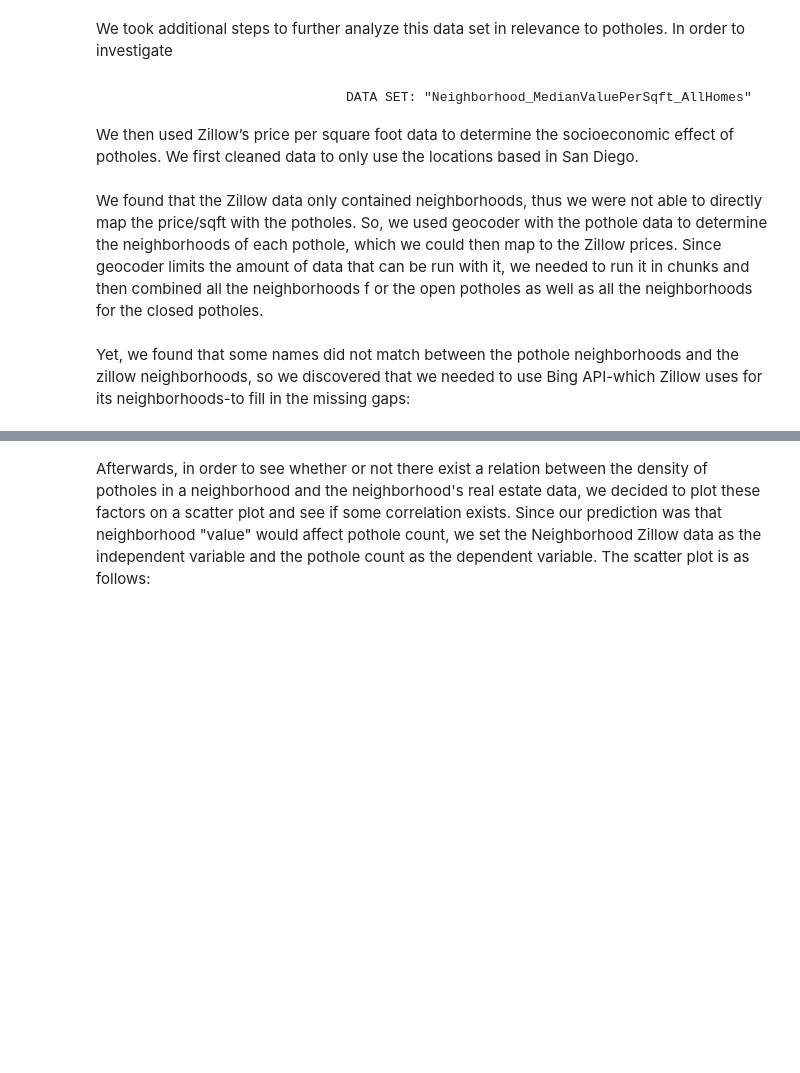
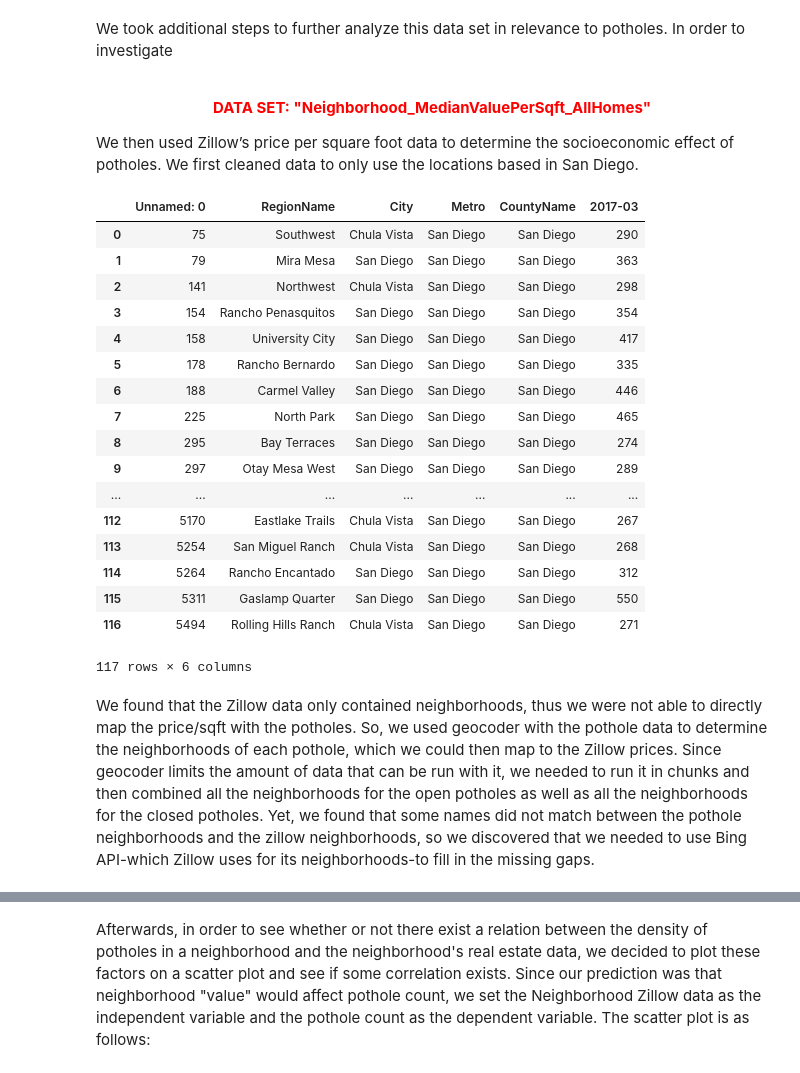
Before and after one commit to mac011/Pr_087, a Jupyter notebook: Pr_087_HackathonSubmission.ipynb, the cells around one changed output, grey strips where cells are left out. Drawn from its saved outputs; the diff is of its cells as text; code cells hidden in the pictures; blank space fills up the shorter version.

```diff
--- a/Pr_087_HackathonSubmission.ipynb
+++ b/Pr_087_HackathonSubmission.ipynb
@@ -331,7 +368,6 @@ Average of random points to nearest pothole: <b>1167.28134835</b>
 # %% [markdown]
 We took additional steps to further analyze this data set in relevance to potholes. In order to investigate
 # %% [markdown]
-                                  DATA SET: "Neighborhood_MedianValuePerSqft_AllHomes"
-
+<p><center><font color="red"><b>DATA SET: "Neighborhood_MedianValuePerSqft_AllHomes"  </b></font></center></p>
 We then used Zillow’s price per square foot data to determine the socioeconomic effect of potholes. We first cleaned data to only use the locations based in San Diego.
 # %%
@@ -349,7 +385,25 @@ We then used Zillow’s price per square foot data to determine the socioeconomi
 # %%
 #cleaned out combined data frame
-#clean_zillow= pd.read_csv('/raw_data/clean_latest_pricepersqft.csv')
-#clean_zillow
+clean_zillow= pd.read_csv('clean_data/clean_latest_pricepersqft.csv')
+clean_zillow
+# %% [output]
+|  | Unnamed: 0 | RegionName | City | Metro | CountyName | 2017-03 |
+| 0 | 75 | Southwest | Chula Vista | San Diego | San Diego | 290 |
+| 1 | 79 | Mira Mesa | San Diego | San Diego | San Diego | 363 |
+| 2 | 141 | Northwest | Chula Vista | San Diego | San Diego | 298 |
+| 3 | 154 | Rancho Penasquitos | San Diego | San Diego | San Diego | 354 |
+| 4 | 158 | University City | San Diego | San Diego | San Diego | 417 |
+| 5 | 178 | Rancho Bernardo | San Diego | San Diego | San Diego | 335 |
+| 6 | 188 | Carmel Valley | San Diego | San Diego | San Diego | 446 |
+| 7 | 225 | North Park | San Diego | San Diego | San Diego | 465 |
+| 8 | 295 | Bay Terraces | San Diego | San Diego | San Diego | 274 |
+| 9 | 297 | Otay Mesa West | San Diego | San Diego | San Diego | 289 |
+| ... | ... | ... | ... | ... | ... | ... |
+| 112 | 5170 | Eastlake Trails | Chula Vista | San Diego | San Diego | 267 |
+| 113 | 5254 | San Miguel Ranch | Chula Vista | San Diego | San Diego | 268 |
+| 114 | 5264 | Rancho Encantado | San Diego | San Diego | San Diego | 312 |
+| 115 | 5311 | Gaslamp Quarter | San Diego | San Diego | San Diego | 550 |
+| 116 | 5494 | Rolling Hills Ranch | Chula Vista | San Diego | San Diego | 271 |
+117 rows × 6 columns
 # %% [markdown]
-We found that the Zillow data only contained neighborhoods, thus we were not able to directly map the price/sqft with the potholes. So, we used geocoder with the pothole data to determine the neighborhoods of each pothole, which we could then map to the Zillow prices. Since geocoder limits the amount of data that can be run with it, we needed to run it in chunks and then combined all the neighborhoods f
-or the open potholes as well as all the neighborhoods for the closed potholes.
+We found that the Zillow data only contained neighborhoods, thus we were not able to directly map the price/sqft with the potholes. So, we used geocoder with the pothole data to determine the neighborhoods of each pothole, which we could then map to the Zillow prices. Since geocoder limits the amount of data that can be run with it, we needed to run it in chunks and then combined all the neighborhoods for the open potholes as well as all the neighborhoods for the closed potholes. Yet, we found that some names did not match between the pothole neighborhoods and the zillow neighborhoods, so we discovered that we needed to use Bing API-which Zillow uses for its neighborhoods-to fill in the missing gaps.
@@ -358,2 +409,0 @@ or the open potholes as well as all the neighborhoods for the closed potholes.
-# %% [markdown]
-Yet, we found that some names did not match between the pothole neighborhoods and the zillow neighborhoods, so we discovered that we needed to use Bing API-which Zillow uses for its neighborhoods-to fill in the missing gaps:
```
Also changed, not shown: parts of 17 cells of this notebook, 1 other file.
